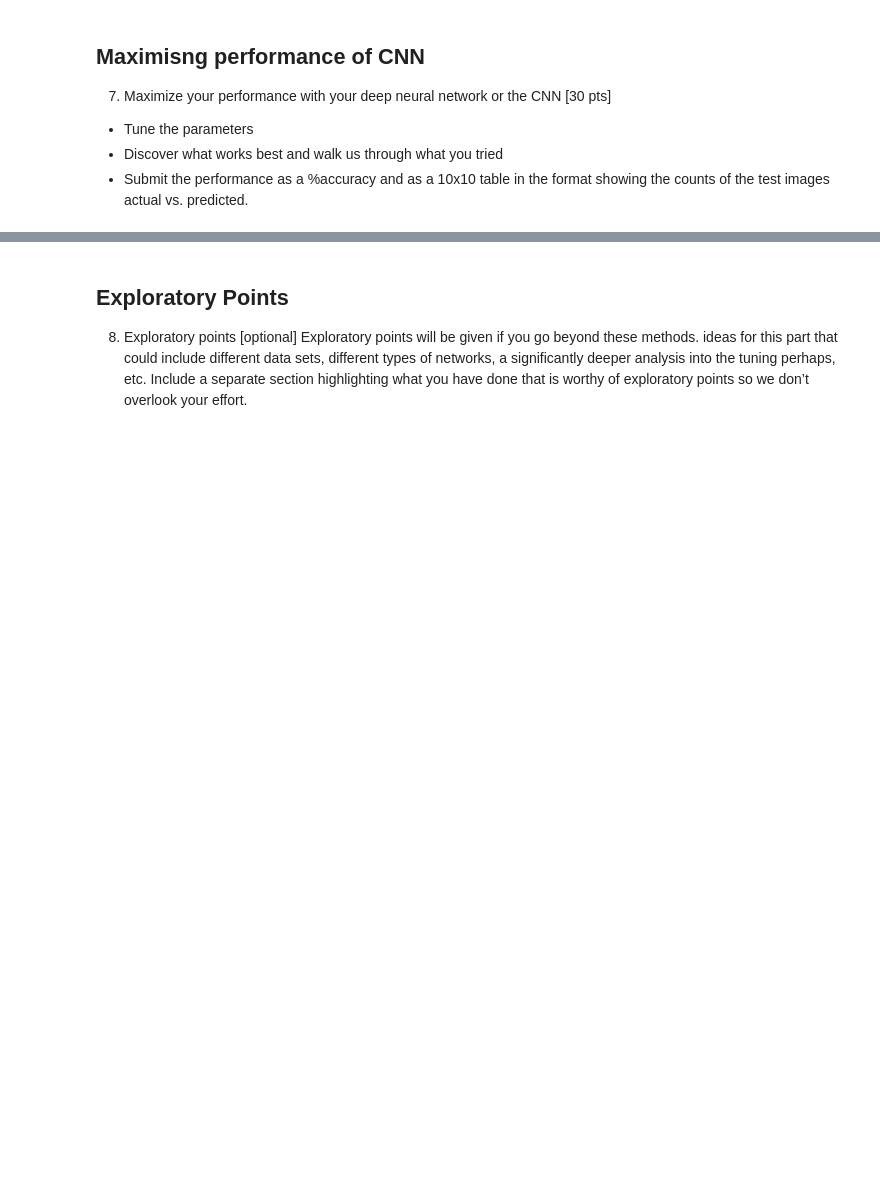
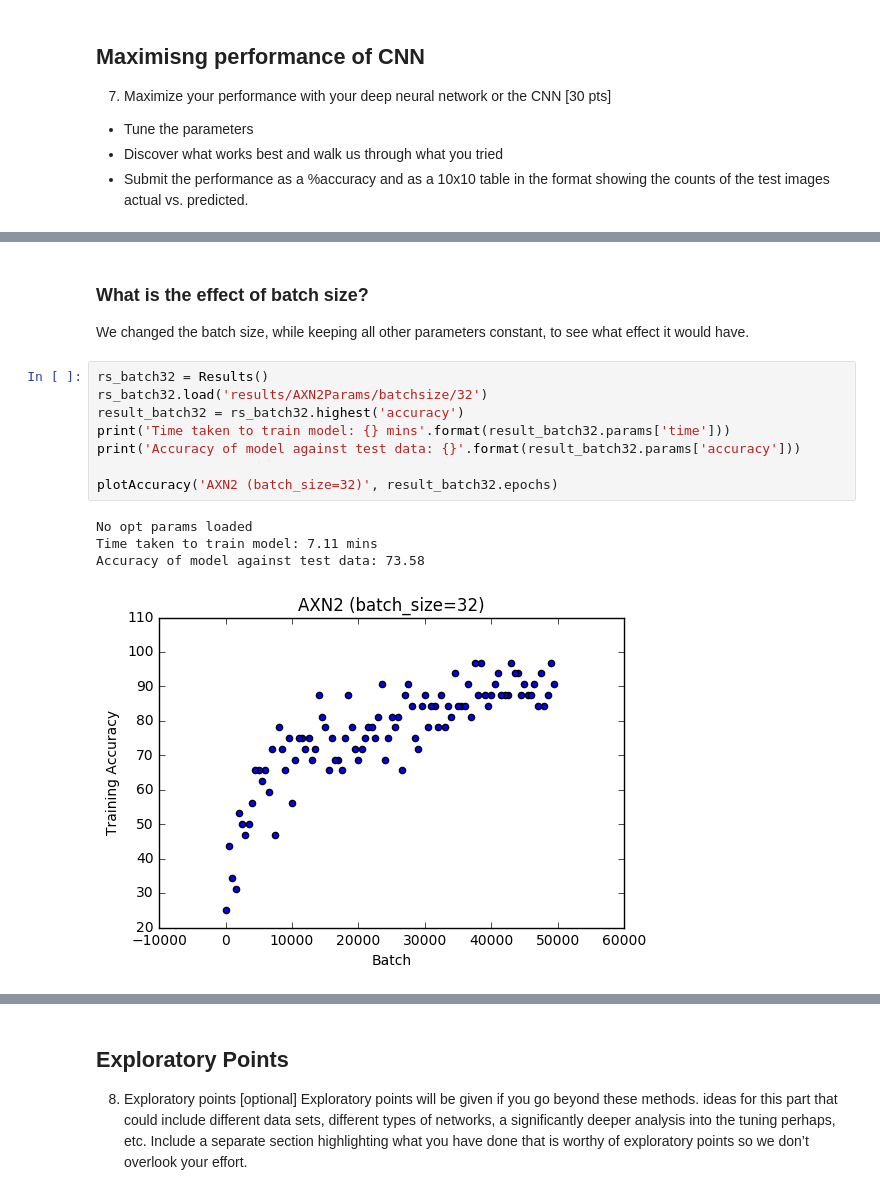
Before and after one commit to rabjohnston/E81HW4, a Jupyter notebook: submission/HW4.ipynb, the cells around one changed output, grey strips where cells are left out. Saved outputs shown, nothing was run; the diff lists cells and outputs as text; blank space fills up the shorter version.

```diff
--- a/submission/HW4.ipynb
+++ b/submission/HW4.ipynb
@@ -451,0 +499,17 @@ Adadelta   21.82        72.33
+# %% [markdown]
+### What is the effect of batch size?
+
+We changed the batch size, while keeping all other parameters constant, to see what effect it would have.
+# %%
+rs_batch32 = Results()
+rs_batch32.load('results/AXN2Params/batchsize/32')
+result_batch32 = rs_batch32.highest('accuracy')
+print('Time taken to train model: {} mins'.format(result_batch32.params['time']))
+print('Accuracy of model against test data: {}'.format(result_batch32.params['accuracy']))
+
+plotAccuracy('AXN2 (batch_size=32)', result_batch32.epochs)
+# %% [output]
+No opt params loaded
+Time taken to train model: 7.11 mins
+Accuracy of model against test data: 73.58
+[figure, added]
```
Also changed, not shown: parts of 8 cells of this notebook.
